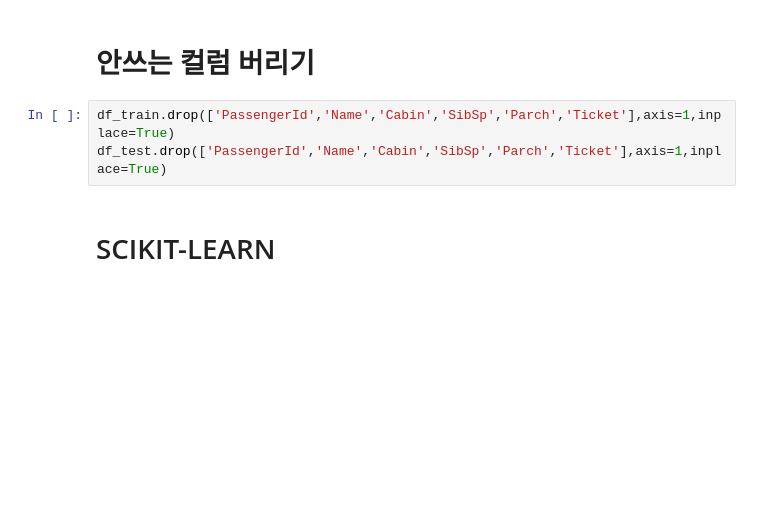
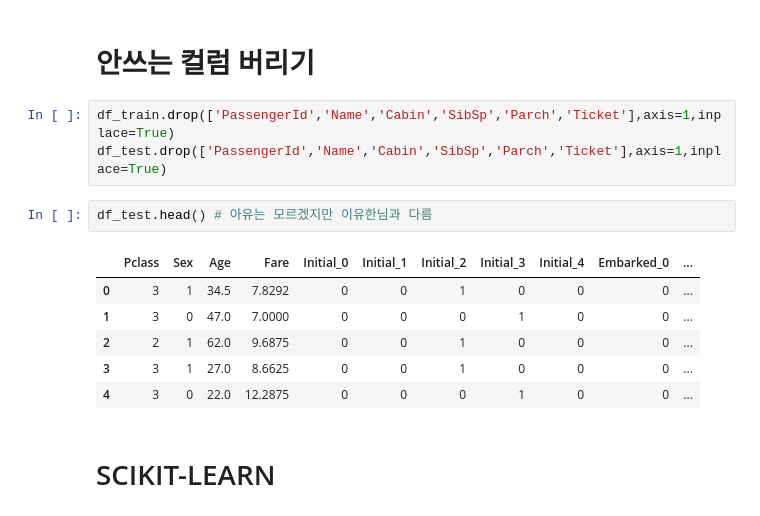
Before and after one commit to JW-Namsta/Kaggle_Study, a Jupyter notebook: Titanic/Titanic.ipynb, the cells around one changed output. Cells and saved outputs as stored; diff of their text form; blank space fills up the shorter version.

```diff
--- a/Titanic/Titanic.ipynb
+++ b/Titanic/Titanic.ipynb
@@ -488,6 +488,15 @@ df_test = pd.get_dummies(df_test,columns=['Embarked'],prefix='Embarked')
 # %%
 df_train.drop(['PassengerId','Name','Cabin','SibSp','Parch','Ticket'],axis=1,inplace=True)
 df_test.drop(['PassengerId','Name','Cabin','SibSp','Parch','Ticket'],axis=1,inplace=True)
+# %%
+df_test.head() # 아유는 모르겠지만 이유한님과 다름
+# %% [output]
+|  | Pclass | Sex | Age | Fare | Initial_0 | Initial_1 | Initial_2 | Initial_3 | Initial_4 | Embarked_0 | ... |
+| 0 | 3 | 1 | 34.5 | 7.8292 | 0 | 0 | 1 | 0 | 0 | 0 | ... |
+| 1 | 3 | 0 | 47.0 | 7.0000 | 0 | 0 | 0 | 1 | 0 | 0 | ... |
+| 2 | 2 | 1 | 62.0 | 9.6875 | 0 | 0 | 1 | 0 | 0 | 0 | ... |
+| 3 | 3 | 1 | 27.0 | 8.6625 | 0 | 0 | 1 | 0 | 0 | 0 | ... |
+| 4 | 3 | 0 | 22.0 | 12.2875 | 0 | 0 | 0 | 1 | 0 | 0 | ... |
 # %% [markdown]
 # SCIKIT-LEARN
 # %%
```
Also changed, not shown: parts of 9 cells of this notebook, 1 other file.
